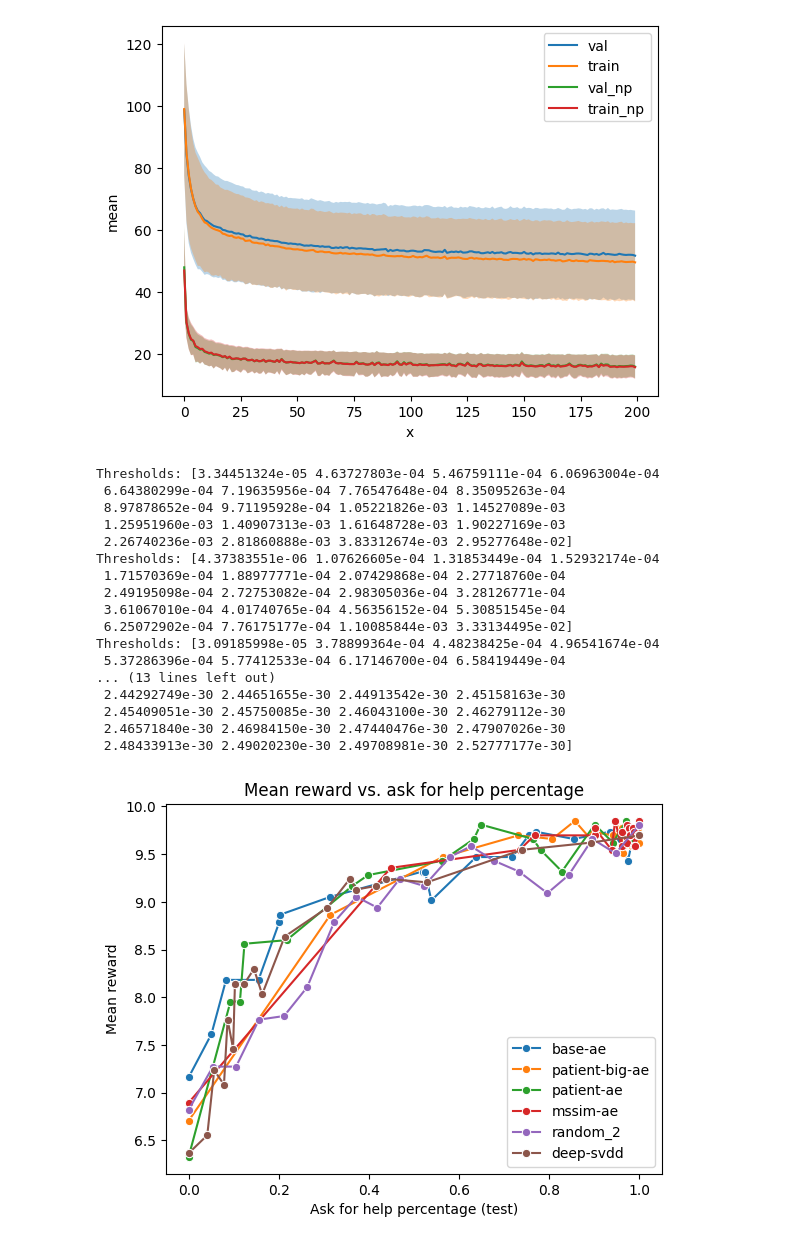
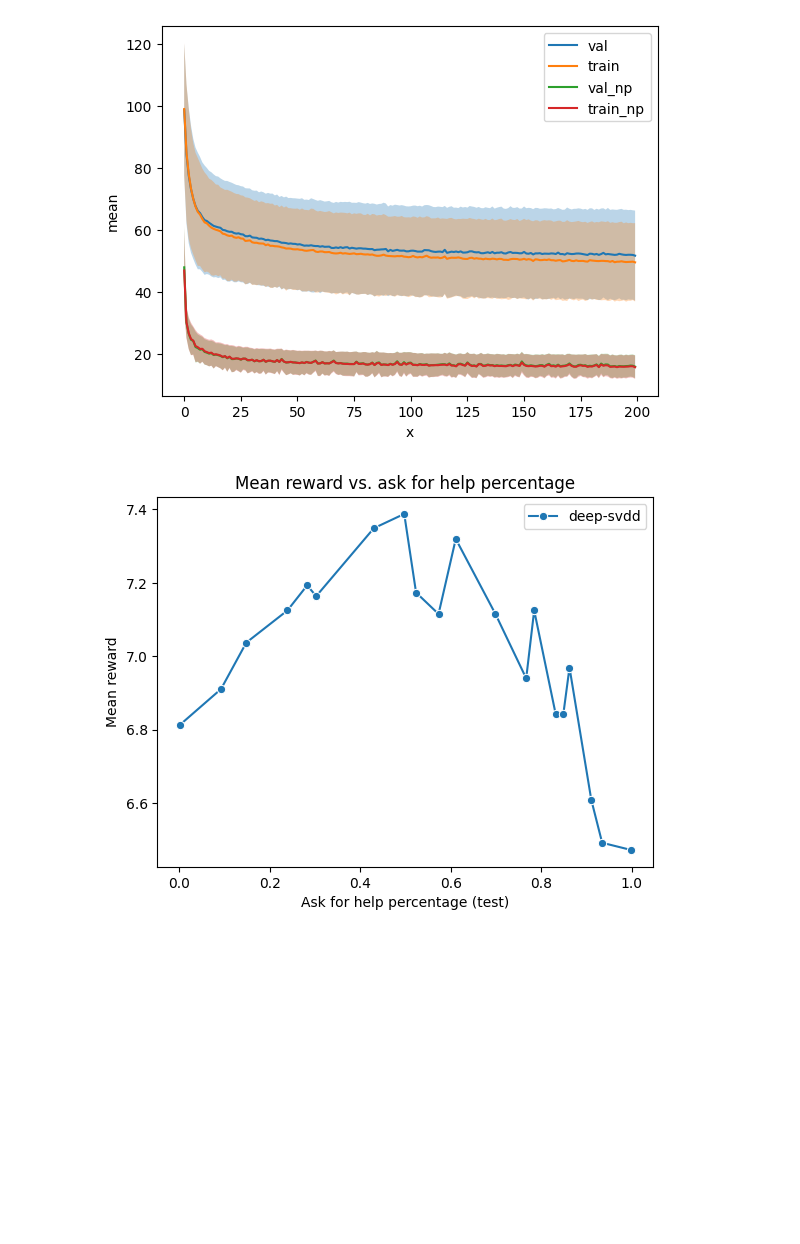
Before and after one commit to PavelCz/yrc-bench-fork, a Jupyter notebook: analyzing/plotting.ipynb, the cells around one changed output. Drawn from its saved outputs; the diff is of its cells as text; code cells hidden in the pictures; blank space fills up the shorter version.

Commit message:
Launch config and plotting

```diff
--- a/analyzing/plotting.ipynb
+++ b/analyzing/plotting.ipynb
@@ -70,11 +70,16 @@ import matplotlib.pyplot as plt
 
 base_path = Path("/home/pavel/data/goal-misgen/tmp")
 
-eval_path = base_path / "09-eval-20-thresh"
-evals = ["base-ae", "patient-big-ae", "patient-ae", "mssim-ae", "random_2", "deep-svdd"]
+# These are for the experiments with 20 thresholds, but only 256 episodes and with
+# backgrounds
+# eval_path = base_path / "09-eval-20-thresh"
+# evals = ["base-ae", "patient-big-ae", "patient-ae", "mssim-ae", "random_2", "deep-svdd"]
 
-# eval_path = base_path / "10-eval-no-bg"
-# evals = ["random"]
+eval_path = base_path / "10-eval-no-bg"
+evals = ["deep-svdd"]
+
+# eval_path = base_path / "12-more-eps"
+# evals = ["random", "deep-svdd", "patient-ae"]
 
 for eval in evals:
 
@@ -84,8 +89,6 @@ for eval in evals:
 
     results = eval_data["results"]
 
-    thresholds = eval_data["thresholds"]
-
     split = "test"
 
     mean_rewards = []
@@ -93,9 +96,9 @@ for eval in evals:
     afh_percentage = []
 
     for result in results:
-        mean_rewards.append(result[split]["reward_mean"])
-        std_rewards.append(result[split]["reward_std"])
-        afh_percentage.append(result[split]["action_1_frac"])
+        mean_rewards.append(result["reward_mean"])
+        std_rewards.append(result["reward_std"])
+        afh_percentage.append(result["action_1_frac"])
 
     # Calculate ask for help precentage for each threshold.
     # train_ood_percentage = []
@@ -106,50 +109,31 @@ for eval in evals:
     #         if threshold is None:
     #             raise ValueError("Threshold is None")
     #         num_larger = np.sum(training_scores > threshold)
     #         train_ood_percentage.append(num_larger / len(training_scores))
     # else:
     #     train_ood_percentage = None
 
 
     # print(f"Ask for help percentage: {train_ood_percentage}")
-
-    print(f"Thresholds: {thresholds}")
 
     # Plot lineplot using seaborn.
     sns.lineplot(x=afh_percentage, y=mean_rewards, label=eval, marker="o")
 
 plt.xlabel("Ask for help percentage (test)")
 plt.ylabel("Mean reward")
 plt.title("Mean reward vs. ask for help percentage")
 plt.legend()
 plt.show()
 
 # Plot lineplot using matplotlib.
 # plt.plot(thresholds, mean_rewards)
 # plt.fill_between(thresholds, mean_rewards - std_rewards, mean_rewards + std_rewards, alpha=0.5)
 # plt.show()
 
 
 
 # print(eval_data["thresholds"])
 
 # print(eval_data["scores"])
 # %% [output]
-Thresholds: [3.34451324e-05 4.63727803e-04 5.46759111e-04 6.06963004e-04
- 6.64380299e-04 7.19635956e-04 7.76547648e-04 8.35095263e-04
- 8.97878652e-04 9.71195928e-04 1.05221826e-03 1.14527089e-03
- 1.25951960e-03 1.40907313e-03 1.61648728e-03 1.90227169e-03
- 2.26740236e-03 2.81860888e-03 3.83312674e-03 2.95277648e-02]
-Thresholds: [4.37383551e-06 1.07626605e-04 1.31853449e-04 1.52932174e-04
- 1.71570369e-04 1.88977771e-04 2.07429868e-04 2.27718760e-04
- 2.49195098e-04 2.72753082e-04 2.98305036e-04 3.28126771e-04
- 3.61067010e-04 4.01740765e-04 4.56356152e-04 5.30851545e-04
- 6.25072902e-04 7.76175177e-04 1.10085844e-03 3.33134495e-02]
-Thresholds: [3.09185998e-05 3.78899364e-04 4.48238425e-04 4.96541674e-04
- 5.37286396e-04 5.77412533e-04 6.17146700e-04 6.58419449e-04
-... (13 lines left out)
- 2.44292749e-30 2.44651655e-30 2.44913542e-30 2.45158163e-30
- 2.45409051e-30 2.45750085e-30 2.46043100e-30 2.46279112e-30
- 2.46571840e-30 2.46984150e-30 2.47440476e-30 2.47907026e-30
- 2.48433913e-30 2.49020230e-30 2.49708981e-30 2.52777177e-30]
-[figure, old version]
+[figure, new version]
```
